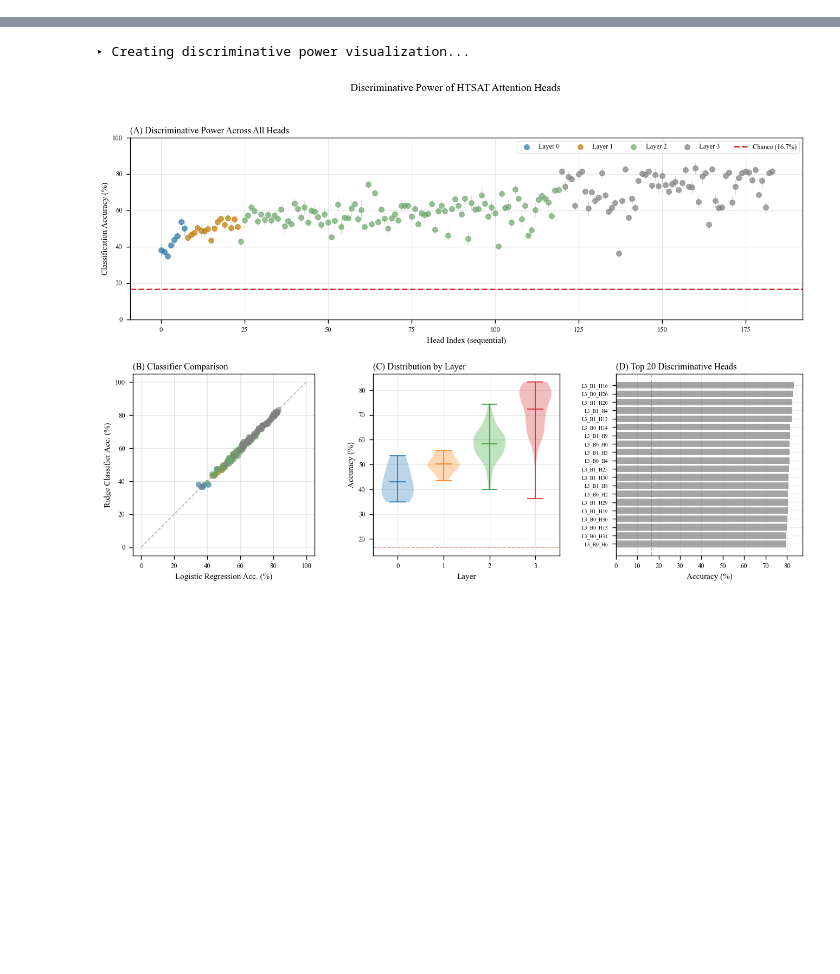
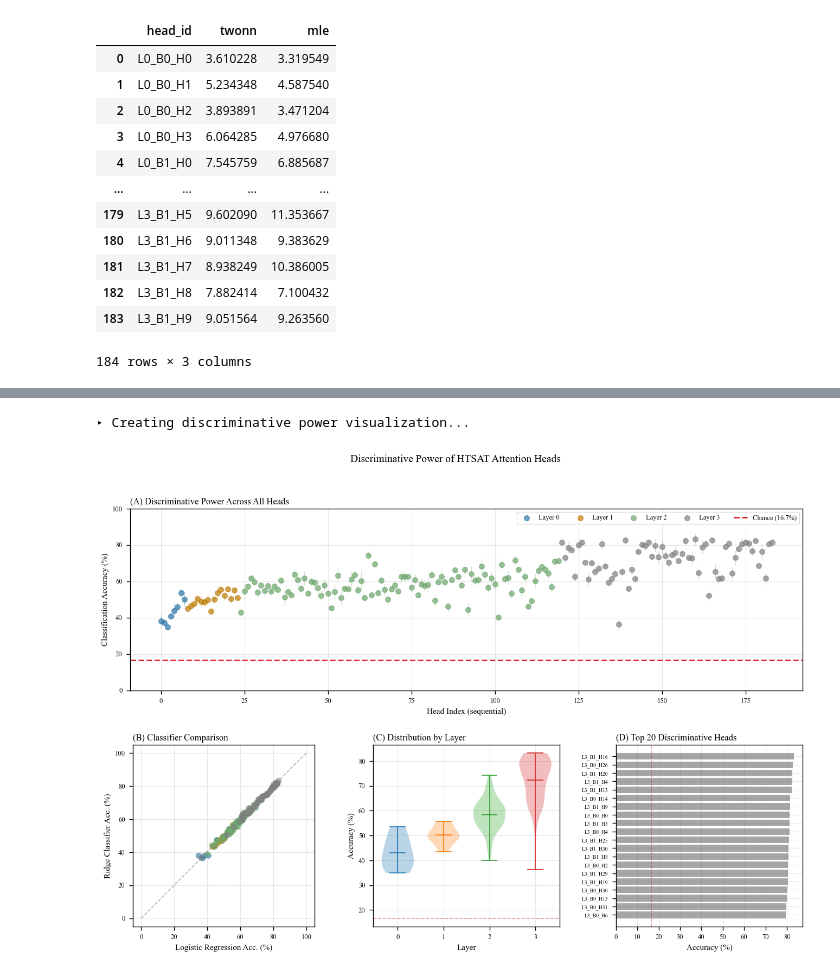
Before and after one commit to lorenzo-arcioni/ResiDual-CLAP, a Jupyter notebook: src/residual_analysis.ipynb, the cells around one changed output, grey strips where cells are left out. Cells and saved outputs as stored; diff of their text form; code cells hidden in the pictures; blank space fills up the shorter version.

```diff
--- a/src/residual_analysis.ipynb
+++ b/src/residual_analysis.ipynb
@@ -421,3 +451,19 @@ id_df
+# %%
+id_df[['head_id', 'twonn', 'mle']]
+# %% [output]
+|  | head_id | twonn | mle |
+| 0 | L0_B0_H0 | 3.610228 | 3.319549 |
+| 1 | L0_B0_H1 | 5.234348 | 4.587540 |
+| 2 | L0_B0_H2 | 3.893891 | 3.471204 |
+| 3 | L0_B0_H3 | 6.064285 | 4.976680 |
+| 4 | L0_B1_H0 | 7.545759 | 6.885687 |
+| ... | ... | ... | ... |
+| 179 | L3_B1_H5 | 9.602090 | 11.353667 |
+| 180 | L3_B1_H6 | 9.011348 | 9.383629 |
+| 181 | L3_B1_H7 | 8.938249 | 10.386005 |
+| 182 | L3_B1_H8 | 7.882414 | 7.100432 |
+| 183 | L3_B1_H9 | 9.051564 | 9.263560 |
+184 rows × 3 columns
 # %%
 import matplotlib.pyplot as plt
 import matplotlib.patches as mpatches
```
Also changed, not shown: parts of 14 cells of this notebook, 4 other files.
